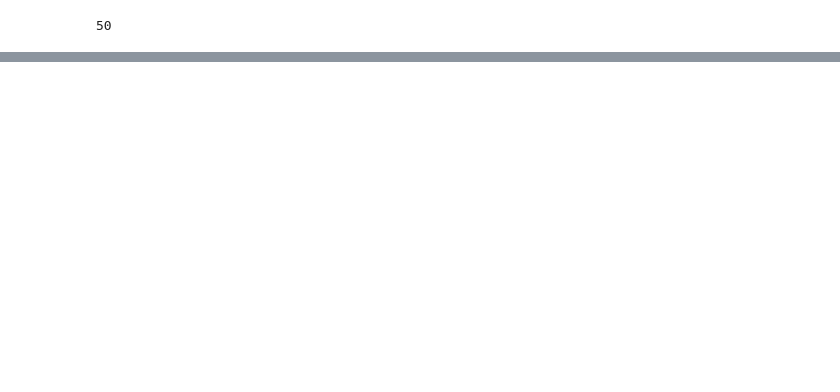
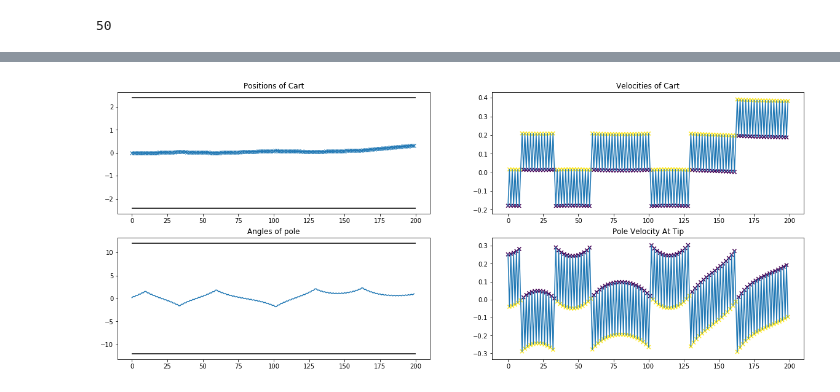
Before and after one commit to jganzabal/REINFORE-KERAS-CARTPOLE, a Jupyter notebook: REINFORCE-KERAS-CART-POLE.ipynb, the cells around one changed output, grey strips where cells are left out. Cells and saved outputs as stored; diff of their text form; code cells hidden in the pictures; blank space fills up the shorter version.

```diff
--- a/REINFORCE-KERAS-CART-POLE.ipynb
+++ b/REINFORCE-KERAS-CART-POLE.ipynb
@@ -411,3 +489,28 @@ for i in range(training_episodes):
+# %%
+def get_model_episode(model, dimen=4):
+    done = False
+    observation = env.reset()
+    positions_of_cart = []
+    velocities_of_cart = []
+    angles_of_pole = []
+    rotation_rates_of_pole = []
+    actions = []
+    while not done:
+        state = np.reshape(observation, [1, dimen])
+        predict = model.predict([state])[0]
+        action = np.argmax(predict)
+        actions.append(action)
+        observation, reward, done, _ = env.step(action)
+        (position_of_cart, velocity_of_cart, angle_of_pole, rotation_rate_of_pole) = observation
+        positions_of_cart.append(position_of_cart)
+        velocities_of_cart.append(velocity_of_cart)
+        angles_of_pole.append(angle_of_pole)
+        rotation_rates_of_pole.append(rotation_rate_of_pole)
+    return positions_of_cart, velocities_of_cart, angles_of_pole, rotation_rates_of_pole, actions
+# %%
+plot_episode(*get_model_episode(model_predict), show_pos_thres=True)
+# %% [output]
+[figure, added]
 # %%
 model_train, model_predict = get_policy_model(env, hidden_layer_neurons, lr)
 model_predict.summary()
```
Also changed, not shown: parts of 27 cells of this notebook.
